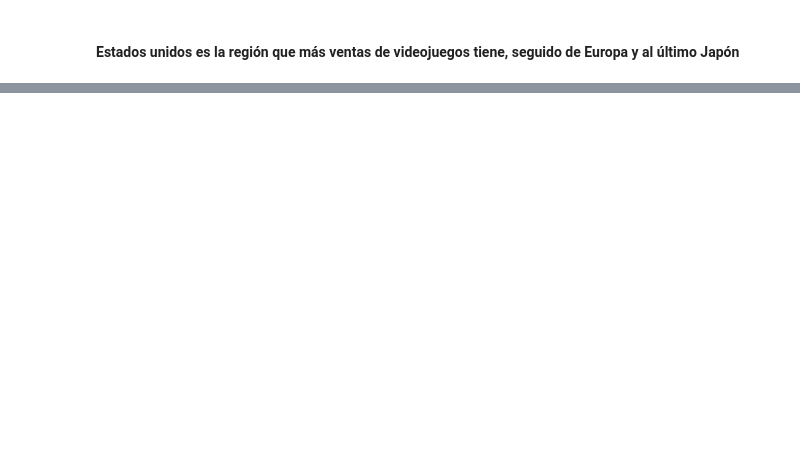
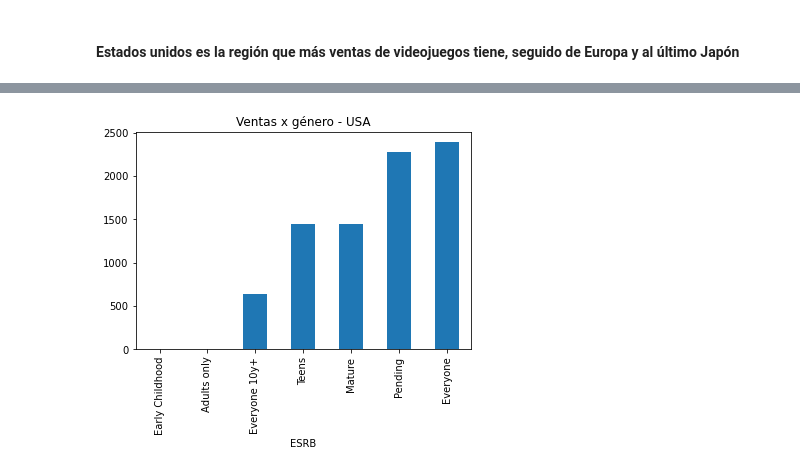
Before and after one commit to latostadorano/tt_s6_games, a Jupyter notebook: 03_analisis.ipynb, the cells around one changed output, grey strips where cells are left out. Cells and saved outputs as stored; diff of their text form; code cells hidden in the pictures; blank space fills up the shorter version.

```diff
--- a/03_analisis.ipynb
+++ b/03_analisis.ipynb
@@ -554,0 +573,14 @@ region_sales.head(10)
+# %%
+# Verificaremos las ventas por región y por ESRB
+
+usa_rating_sales = usa.groupby('rating_expanded')['total_sales'].sum().reset_index().sort_values(by='total_sales')
+usa_rating_sales.plot(
+    kind='bar',
+    title = 'Ventas x género - USA',
+    x = 'rating_expanded',
+    xlabel = 'ESRB',
+    legend = False
+)
+plt.show()
+# %% [output]
+[figure, added]
```
Also changed, not shown: parts of 8 cells of this notebook, 2 other files.
